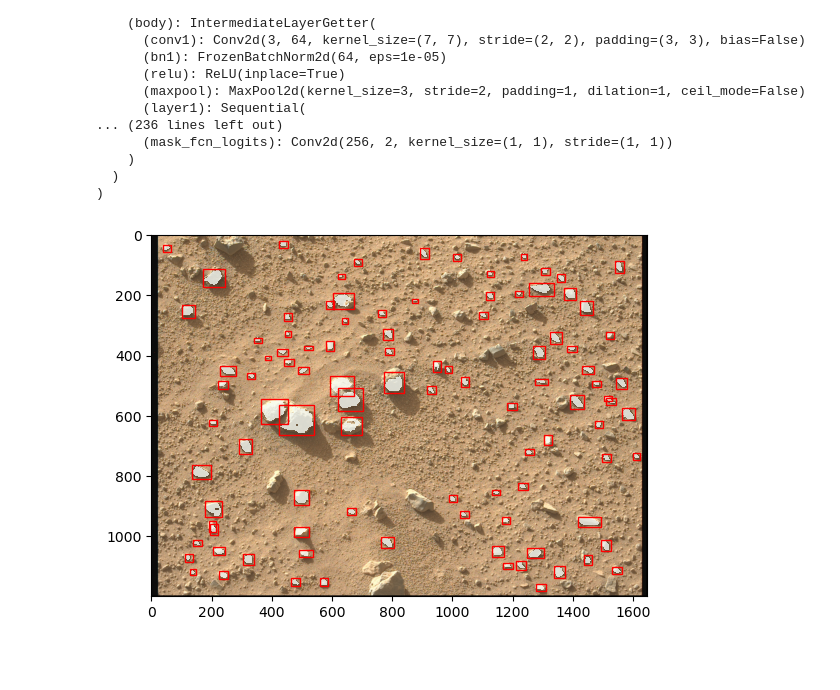
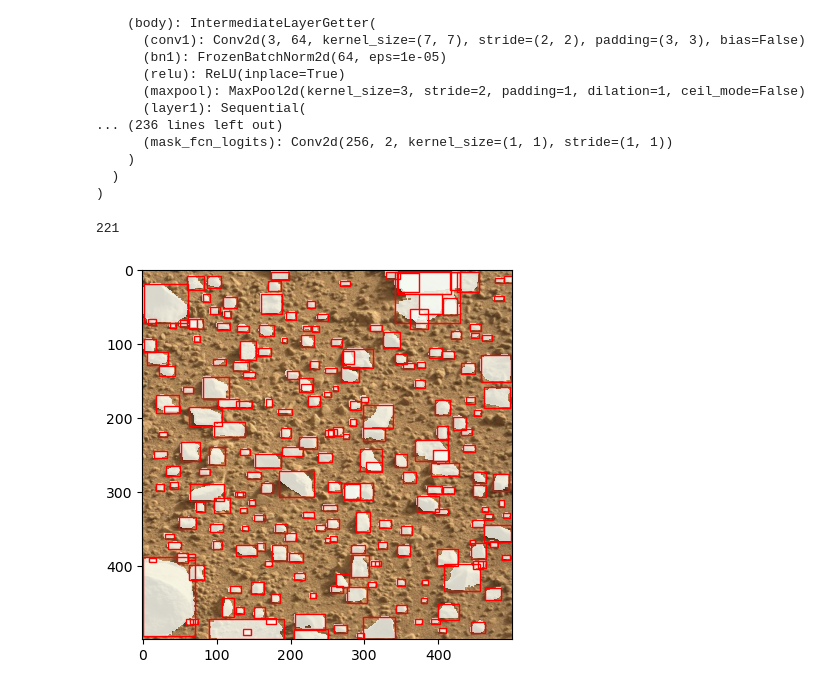
Before and after one commit to strongs20/rocks_mrcnn, a Jupyter notebook: predictions.ipynb, the cells around one changed output. Drawn from its saved outputs; the diff is of its cells as text; code cells hidden in the pictures; blank space fills up the shorter version.

```diff
--- a/predictions.ipynb
+++ b/predictions.ipynb
@@ -31,13 +31,16 @@ def get_model_instance_segmentation(num_classes):
     model.roi_heads.mask_predictor = MaskRCNNPredictor(in_features_mask,
                                                        hidden_layer,
                                                        num_classes)
+    model.roi_heads.detections_per_img = 500
+
     return model
 # %% [markdown]
 ## Load the model
 # %%
 num_classes = 2  # Assuming only one class + background
 model = get_model_instance_segmentation(num_classes)
-model.load_state_dict(torch.load("weights/20e_mrcnn.pth"))
+model.load_state_dict(torch.load("weights/25e_mrcnn_precise.pth"))
+# model.roi_heads.box_detections_per_img = 500
 model.eval()
 # %% [output]
 MaskRCNN(
@@ -60,8 +63,8 @@ MaskRCNN(
 # %%
 import matplotlib.patches as patches
 # load an image
-img_num = "013"
-dataset_path = '../M2020_clastsurveys/ZLF_0762_0734600211_239FDR_N0374972ZCAM07114_0340LMJ01.png'
+# img_num = "084"
+dataset_path = f'../main_test.jpg'
 image = Image.open(dataset_path)
 image = np.array(image)
 # convert to torch tensor
@@ -80,32 +83,36 @@ image = image.to(device)
 model.eval()
 model = model.to(device)
 
 # perform prediction
 with torch.no_grad():
     prediction = model(image)
 
+# set your own threshold
+
+print(len(prediction[0]['boxes']))
 # Convert tensor image back to PIL image for displaying
 image_disp = image.squeeze().cpu().numpy()
 image_disp = Image.fromarray((image_disp.transpose((1, 2, 0)) * 255).astype(np.uint8))
 
 fig, ax = plt.subplots(1)
 ax.imshow(image_disp)
 
 boxes = prediction[0]['boxes']
 masks = prediction[0]['masks']
 
 for box, mask in zip(boxes, masks):
     box = box.cpu().numpy()
     xmin, ymin, xmax, ymax = box
     rect = patches.Rectangle((xmin, ymin), xmax - xmin, ymax - ymin,
                              linewidth=1, edgecolor='r', facecolor='none')
     ax.add_patch(rect)
 
      # Display mask
     mask = mask[0].cpu().numpy()
-    mask = mask > 0.5  # Create a boolean mask where predictions are greater than 0.5
+    mask = mask > 0.1  # Create a boolean mask where predictions are greater than 0.5
     ax.imshow(np.where(mask, mask, np.nan), alpha=0.8, cmap='Greens')  # Display only non-zero mask areas in bright green
 
 plt.show()
 # %% [output]
+221
-[figure, old version]
+[figure, new version]
```
Also changed, not shown: 5 other files.
